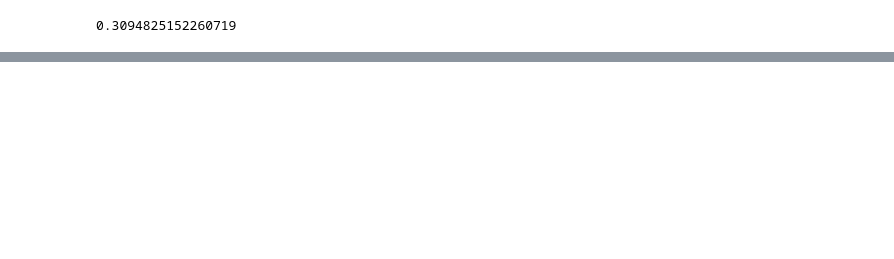
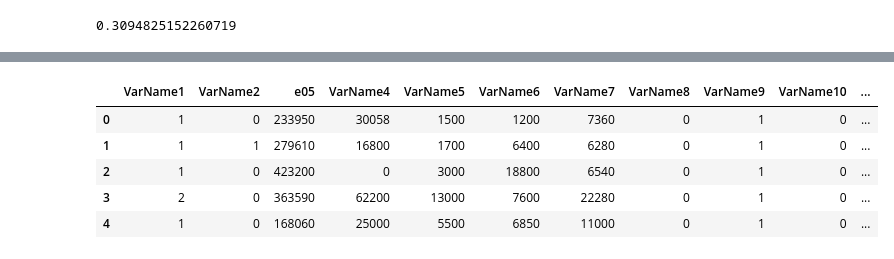
Before and after one commit to Raymonna/numerical-computation-p, a Jupyter notebook: Untitled8.ipynb, the cells around one changed output, grey strips where cells are left out. Saved outputs shown, nothing was run; the diff lists cells and outputs as text; code cells hidden in the pictures; blank space fills up the shorter version.

```diff
--- a/Untitled8.ipynb
+++ b/Untitled8.ipynb
@@ -217,0 +289,9 @@ len(train_y[train_y.VarName11 == 1] )/len(train_y )
+# %%
+train1203.head()
+# %% [output]
+|  | VarName1 | VarName2 | e05 | VarName4 | VarName5 | VarName6 | VarName7 | VarName8 | VarName9 | VarName10 | ... |
+| 0 | 1 | 0 | 233950 | 30058 | 1500 | 1200 | 7360 | 0 | 1 | 0 | ... |
+| 1 | 1 | 1 | 279610 | 16800 | 1700 | 6400 | 6280 | 0 | 1 | 0 | ... |
+| 2 | 1 | 0 | 423200 | 0 | 3000 | 18800 | 6540 | 0 | 1 | 0 | ... |
+| 3 | 2 | 0 | 363590 | 62200 | 13000 | 7600 | 22280 | 0 | 1 | 0 | ... |
+| 4 | 1 | 0 | 168060 | 25000 | 5500 | 6850 | 11000 | 0 | 1 | 0 | ... |
```
Also changed, not shown: parts of 11 cells of this notebook.
